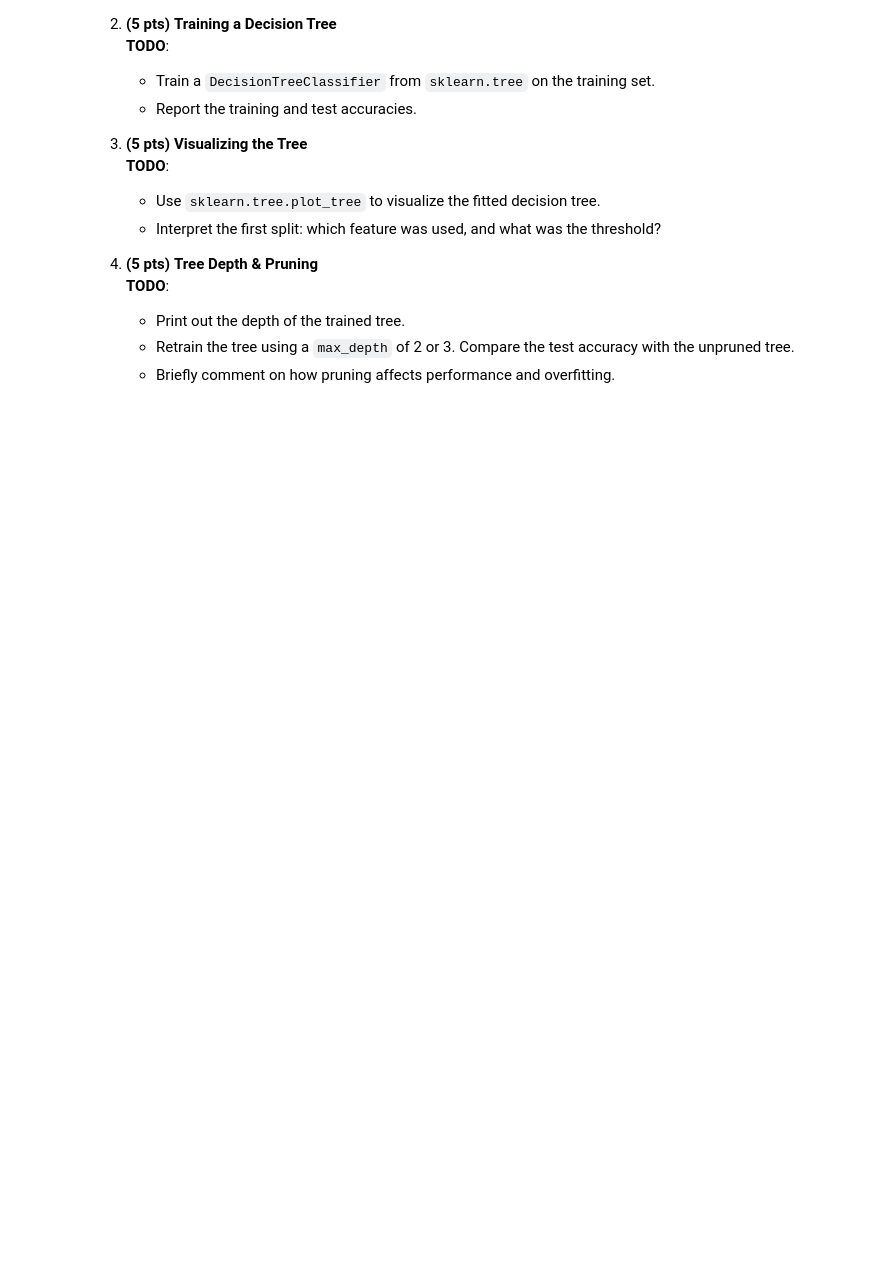
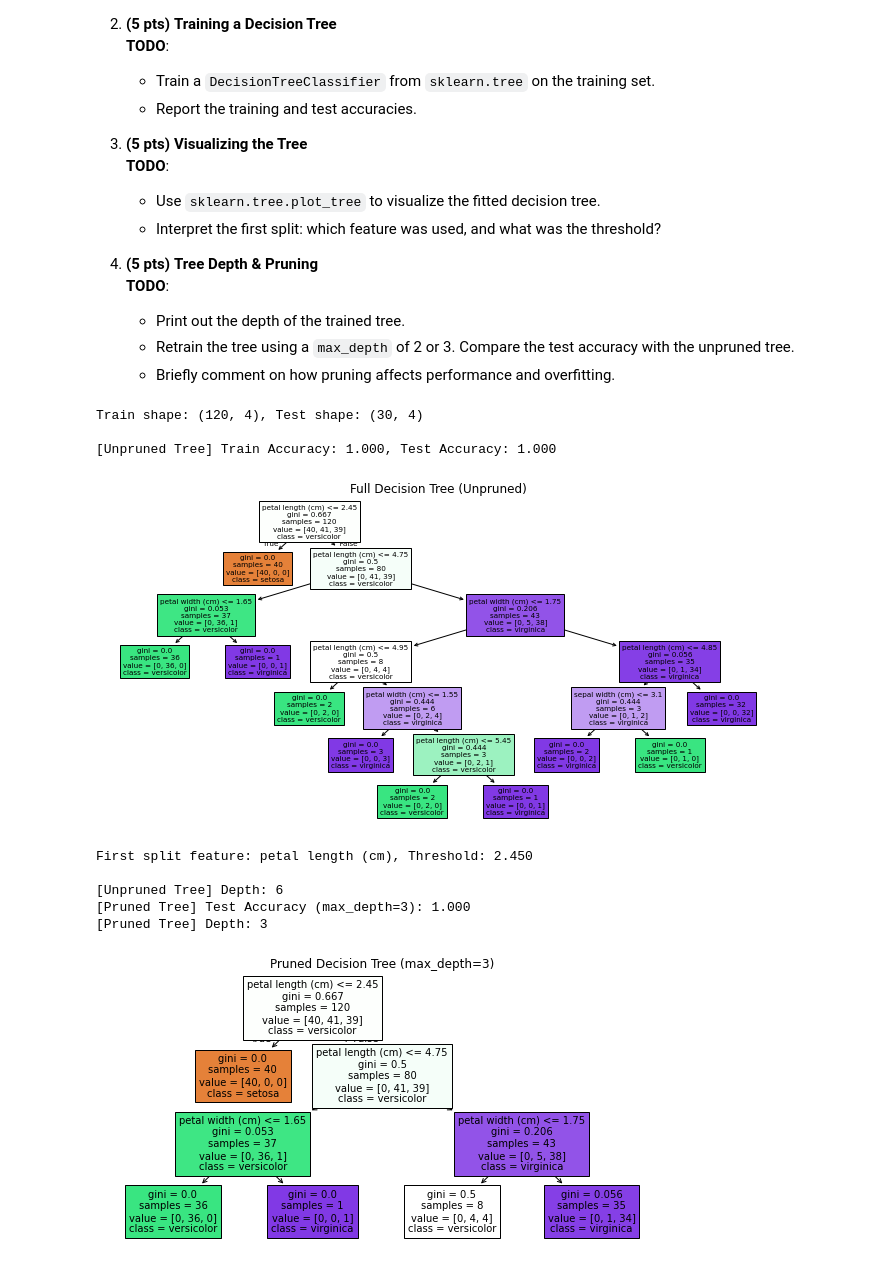
Before and after one commit to krackalackel02/CS145, a Jupyter notebook: hw2/hw2_cs145_25spring.ipynb, the cells around one changed output. Drawn from its saved outputs; the diff is of its cells as text; code cells hidden in the pictures; blank space fills up the shorter version.

```diff
--- a/hw2/hw2_cs145_25spring.ipynb
+++ b/hw2/hw2_cs145_25spring.ipynb
@@ -227,4 +785,84 @@ We will explore decision trees using **scikit-learn** on a real dataset (e.g., t
    - Briefly comment on how pruning affects performance and overfitting.
 # %%
 # TODO: Provide and execute your code implementations here
+from sklearn.datasets import load_iris
+from sklearn.model_selection import train_test_split
+from sklearn.tree import DecisionTreeClassifier, plot_tree
+from sklearn.metrics import accuracy_score
+import matplotlib.pyplot as plt
+
+# ---------------------------------------------
+# 1. Load and Split the Data
+# ---------------------------------------------
+
+# Load the Iris dataset
+iris = load_iris()
+X = iris.data
+y = iris.target
+
+# Split into 80% train, 20% test
+X_train, X_test, y_train, y_test = train_test_split(X, y, test_size=0.2, random_state=42)
+
+print(f"Train shape: {X_train.shape}, Test shape: {X_test.shape}")
+
+# ---------------------------------------------
+# 2. Train a Decision Tree
+# ---------------------------------------------
+
+# Train without pruning
+clf_full = DecisionTreeClassifier(random_state=42)
+clf_full.fit(X_train, y_train)
+
+# Report accuracy
+train_acc = accuracy_score(y_train, clf_full.predict(X_train))
+test_acc = accuracy_score(y_test, clf_full.predict(X_test))
+
+print(f"\n[Unpruned Tree] Train Accuracy: {train_acc:.3f}, Test Accuracy: {test_acc:.3f}")
+
+# ---------------------------------------------
+# 3. Visualize the Tree
+# ---------------------------------------------
+
+plt.figure(figsize=(12, 6))
+plot_tree(clf_full, filled=True, feature_names=iris.feature_names, class_names=iris.target_names)
+plt.title("Full Decision Tree (Unpruned)")
+plt.show()
+
+# Interpret the root split
+root_feature_idx = clf_full.tree_.feature[0]
+root_threshold = clf_full.tree_.threshold[0]
+print(f"\nFirst split feature: {iris.feature_names[root_feature_idx]}, Threshold: {root_threshold:.3f}")
+
+# ---------------------------------------------
+# 4. Tree Depth & Pruning
+# ---------------------------------------------
+
+# Original tree depth
+print(f"\n[Unpruned Tree] Depth: {clf_full.get_depth()}")
+
+# Pruned tree with max_depth=3
+clf_pruned = DecisionTreeClassifier(max_depth=3, random_state=42)
+clf_pruned.fit(X_train, y_train)
+
+# Report accuracy
+pruned_test_acc = accuracy_score(y_test, clf_pruned.predict(X_test))
+print(f"[Pruned Tree] Test Accuracy (max_depth=3): {pruned_test_acc:.3f}")
+print(f"[Pruned Tree] Depth: {clf_pruned.get_depth()}")
+
+# Visualize the pruned tree
+plt.figure(figsize=(10, 5))
+plot_tree(clf_pruned, filled=True, feature_names=iris.feature_names, class_names=iris.target_names)
+plt.title("Pruned Decision Tree (max_depth=3)")
+plt.show()
+# %% [output]
+Train shape: (120, 4), Test shape: (30, 4)
+
+[Unpruned Tree] Train Accuracy: 1.000, Test Accuracy: 1.000
+[figure, added]
+First split feature: petal length (cm), Threshold: 2.450
+
+[Unpruned Tree] Depth: 6
+[Pruned Tree] Test Accuracy (max_depth=3): 1.000
+[Pruned Tree] Depth: 3
+[figure, added]
 # %% [markdown]
```
Also changed, not shown: parts of 10 cells of this notebook.
